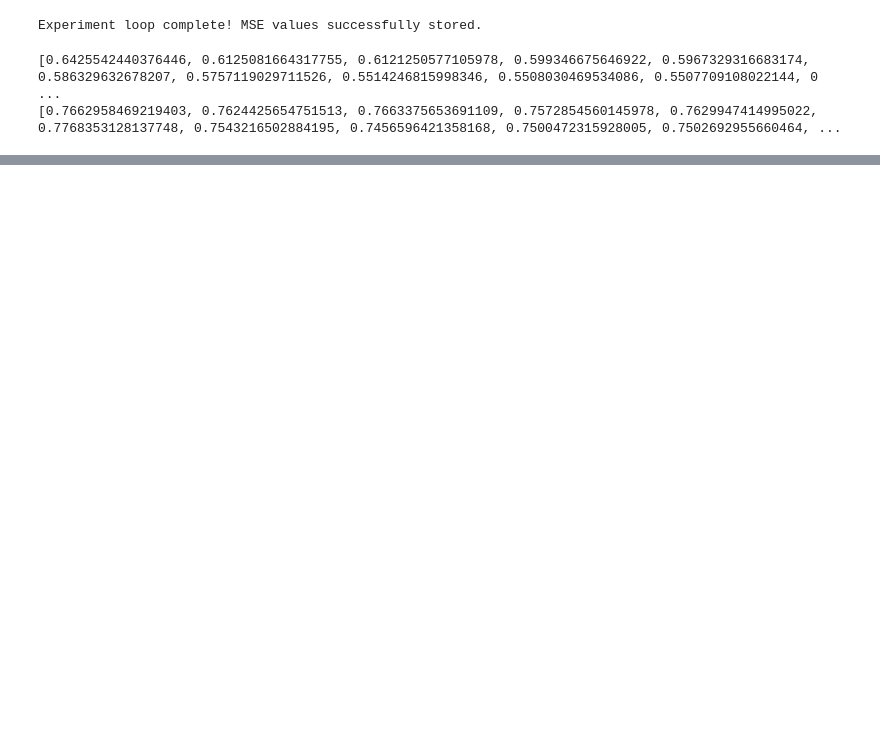
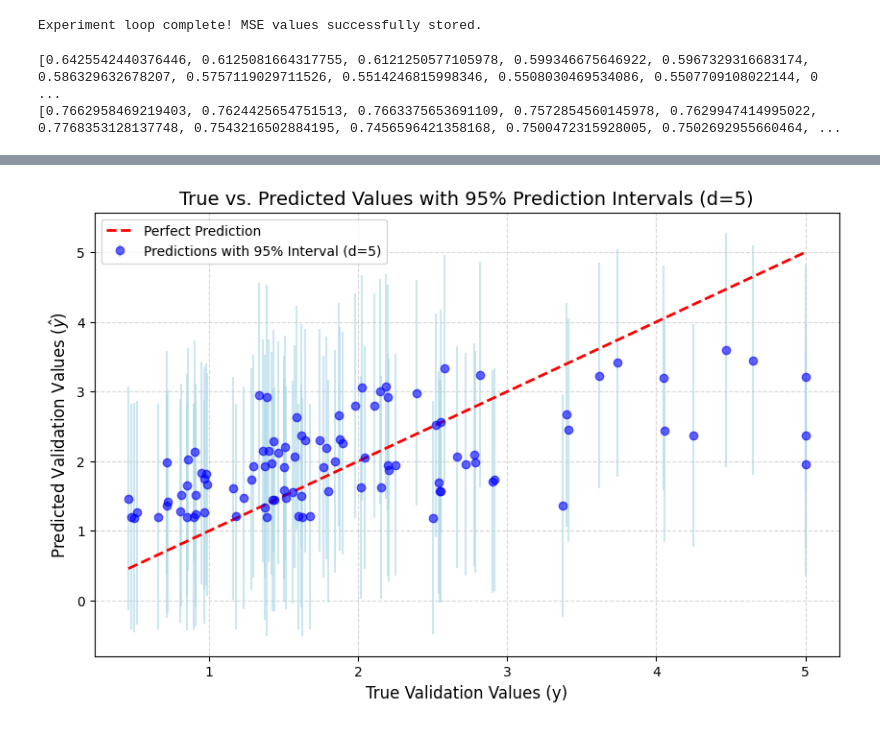
Before and after one commit to emilahmedli5/Linear-Models-Regularization-and-Classification-from-scratch, a Jupyter notebook: notebooks/hw2_analysis.ipynb, the cells around one changed output, grey strips where cells are left out. Cells and saved outputs as stored; diff of their text form; code cells hidden in the pictures; blank space fills up the shorter version.

```diff
--- a/notebooks/hw2_analysis.ipynb
+++ b/notebooks/hw2_analysis.ipynb
@@ -182,0 +372,41 @@ print(f"The lowest validation MSE achieved is: {lowest_val_mse:.4f}")
+# %%
+import matplotlib.pyplot as plt
+
+# 1. Convert lists to numpy arrays for easier math
+y_val_pred = np.array(y_val_pred)
+upper_bounds = np.array(upper_bounds)
+
+# 2. Calculate the exact margin of error for the error bars (distance from prediction to bound)
+error_bars = upper_bounds - y_val_pred
+
+# 3. Create the plot
+plt.figure(figsize=(10, 6))
+
+# Plot True y vs Predicted y_hat with the prediction intervals as error bars
+plt.errorbar(
+    y_val_arr,           # X-axis: True validation values
+    y_val_pred,          # Y-axis: Predicted validation values
+    yerr=error_bars,     # Vertical error bars for the 95% interval
+    fmt='o',             # 'o' makes it a scatter plot
+    color='blue',
+    ecolor='lightblue',  # Lighter color for the error bars so it isn't too messy
+    alpha=0.6,
+    label='Predictions with 95% Interval (d=5)'
+)
+
+# 4. Add the "Perfect Prediction" reference line (y = x)
+# If the model was 100% accurate, every dot would fall perfectly on this line
+min_val = np.min(y_val_arr)
+max_val = np.max(y_val_arr)
+plt.plot([min_val, max_val], [min_val, max_val], color='red', linestyle='--', linewidth=2, label='Perfect Prediction')
+
+# 5. Formatting (Crucial for your rubric!)
+plt.xlabel('True Validation Values (y)', fontsize=12)
+plt.ylabel('Predicted Validation Values ($\hat{y}$)', fontsize=12)
+plt.title('True vs. Predicted Values with 95% Prediction Intervals (d=5)', fontsize=14)
+plt.legend()
+plt.grid(True, linestyle='--', alpha=0.5)
+
+plt.show()
+# %% [output]
+[figure, added]
```
Also changed, not shown: parts of 6 cells of this notebook.
